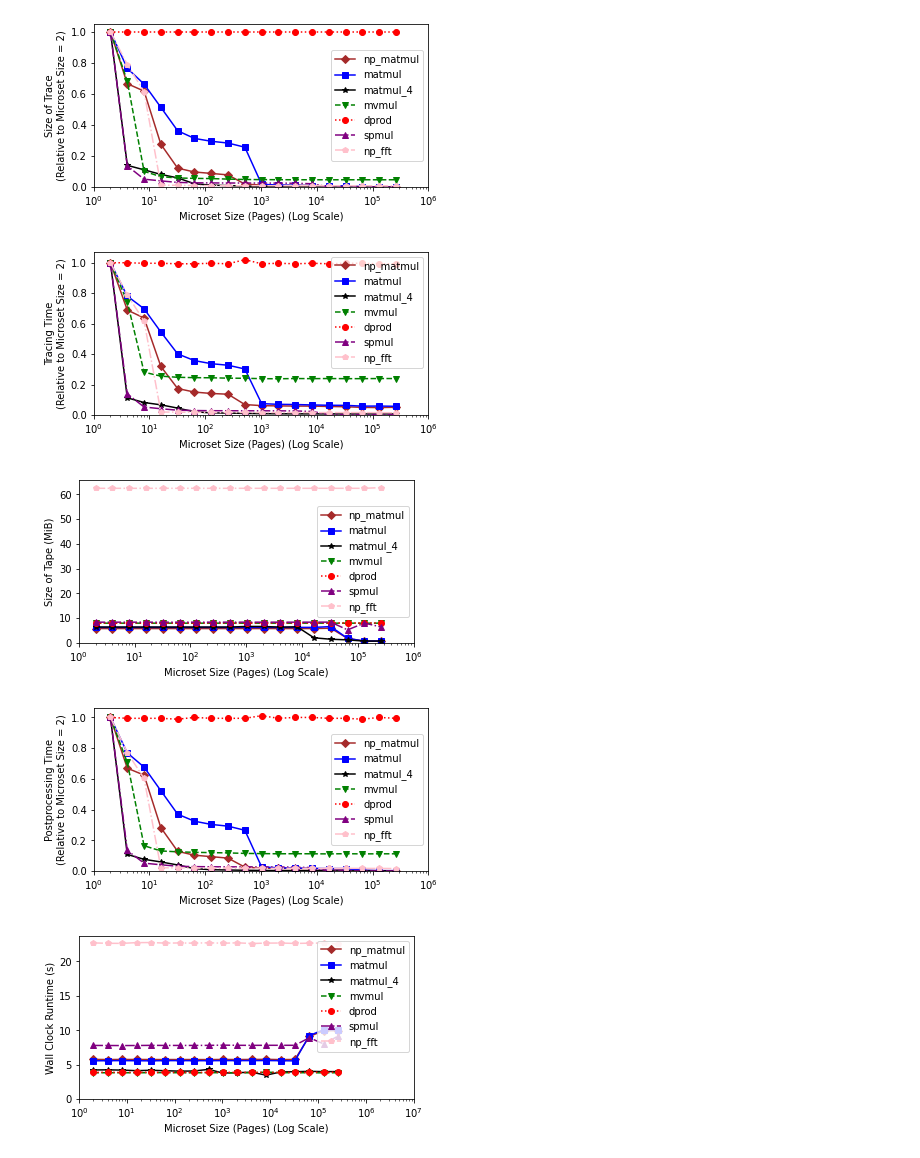
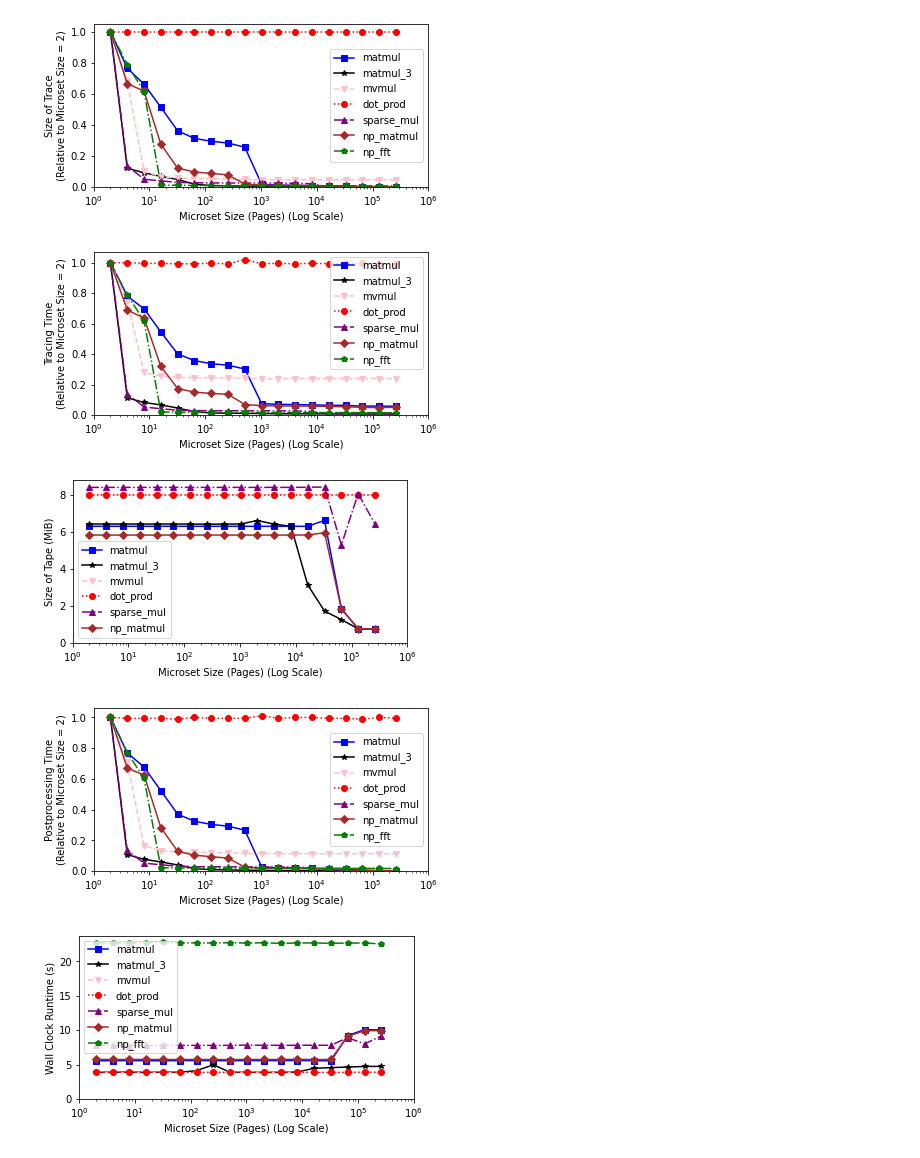
Before and after one commit to samkumar/prefetching-data, a Jupyter notebook: tracing-data/tracing.ipynb, the cells around one changed output. Cells and saved outputs as stored; diff of their text form; code cells hidden in the pictures.

Commit message:
Update charts and legend styles

```diff
--- a/tracing-data/tracing.ipynb
+++ b/tracing-data/tracing.ipynb
@@ -105,16 +105,16 @@ def parse_sweep(experiment_name, sweep_type, base_directory = "microset_sweep",
     else:
         raise RuntimeError("Can't handle sweep type {0}".format(sweep_type))
 # %%
+mmul_style = {"label": "matmul", "color": "blue", "marker": "s", "ls": "-"}
+mmul3_style = {"label": "matmul_3", "color": "black", "marker": "*", "ls": "-"}
+mvmul_style = {"label": "mvmul", "color": "pink", "marker": "v", "ls": "--"}
+dprod_style = {"label": "dot_prod", "color": "red", "marker": "o", "ls": ":"}
+sparse_style = {"label": "sparse_mul", "color": "purple", "marker": "^", "ls": "-."}
 np_mmul_style = {"label": "np_matmul", "color": "brown", "marker": "D", "ls": "-"}
-mmul_style = {"label": "matmul", "color": "blue", "marker": "s", "ls": "-"}
-mmul4_style = {"label": "matmul_4", "color": "black", "marker": "*", "ls": "-"}
-mvmul_style = {"label": "mvmul", "color": "green", "marker": "v", "ls": "--"}
-dprod_style = {"label": "dprod", "color": "red", "marker": "o", "ls": ":"}
-sparse_style = {"label": "spmul", "color": "purple", "marker": "^", "ls": "-."}
-np_fft_style = {"label": "np_fft", "color": "pink", "marker": "p", "ls": "-."}
+np_fft_style = {"label": "np_fft", "color": "green", "marker": "p", "ls": "-."}
 
-workloads = ["python", "mmult_eigen", "mmult_eigen_par_4", "mmult_eigen_vec", "mmult_eigen_dot", "sparse_eigen", "pyfft"]
-styles = [np_mmul_style, mmul_style, mmul4_style, mvmul_style, dprod_style, sparse_style, np_fft_style]
+workloads = ["mmult_eigen", "mmult_eigen_par_3", "mmult_eigen_vec", "mmult_eigen_dot", "sparse_eigen", "python", "pyfft"]
+styles = [mmul_style, mmul3_style, mvmul_style, dprod_style, sparse_style, np_mmul_style, np_fft_style]
 # %%
 plt.figure(figsize = (6, 3))
 
@@ -134,7 +134,7 @@ plt.ylim(bottom = 0)
 
 plt.show()
 # %% [output]
-[figure, old version]
+[figure, new version]
 # %%
 plt.figure(figsize = (6, 3))
 
@@ -154,27 +154,29 @@ plt.ylim(bottom = 0)
 
 plt.show()
 # %% [output]
-[figure, old version]
+[figure, new version]
 # %%
 plt.figure(figsize = (6, 3))
 
 for i, workload in enumerate(workloads):
+    if workload == "pyfft":
+        continue
     sweep = parse_sweep(workload, "postprocessing", "tracing_results_uset")
     plt.plot(US_SIZES, [sweep.by_uss_ratio[(us_size, 30)].tape_size / (1 << 20) for us_size in US_SIZES], **styles[i])
 
 plt.legend()
 
 plt.xlabel("Microset Size (Pages) (Log Scale)")
 plt.ylabel("Size of Tape (MiB)")
 
 plt.xscale("log")
 
 plt.xlim(left = 1, right = 10 ** 6)
 plt.ylim(bottom = 0)
 
 plt.show()
 # %% [output]
-[figure, old version]
+[figure, new version]
 # %%
 plt.figure(figsize = (6, 3))
 
@@ -194,7 +196,7 @@ plt.ylim(bottom = 0)
 
 plt.show()
 # %% [output]
-[figure, old version]
+[figure, new version]
 # %%
 plt.figure(figsize = (6, 3))
 
@@ -202,19 +204,19 @@ for i, workload in enumerate(workloads):
     sweep = parse_sweep(workload, "runtime", "tracing_results_uset")
     plt.plot(US_SIZES, [sweep.by_uss_ratio[(us_size, FIXED_RATIO)].wall_clock_time for us_size in US_SIZES], **styles[i])
 
-plt.legend()
+plt.legend(loc=2)
 
 plt.xlabel("Microset Size (Pages) (Log Scale)")
 plt.ylabel("Wall Clock Runtime (s)")
 
 plt.xscale("log")
 
-plt.xlim(left = 1, right = 10 ** 7)
+plt.xlim(left = 1, right = 10 ** 6)
 plt.ylim(bottom = 0)
 
 plt.show()
 # %% [output]
-[figure, old version]
+[figure, new version]
 # %%
 def smart_round(number):
     if number >= 100:
```
Also changed, not shown: parts of 4 cells of this notebook, 1 other file.
